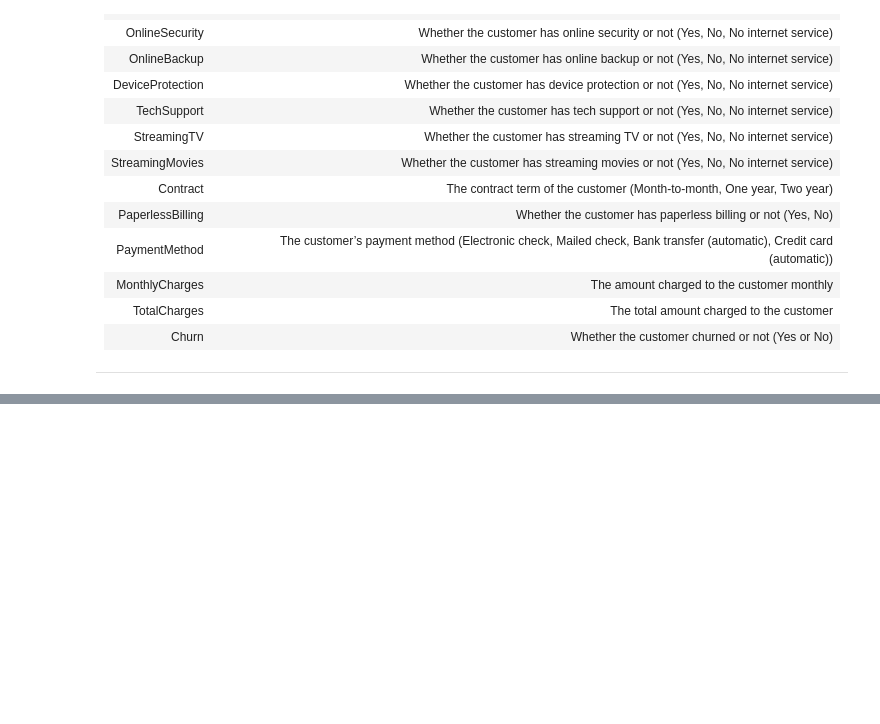
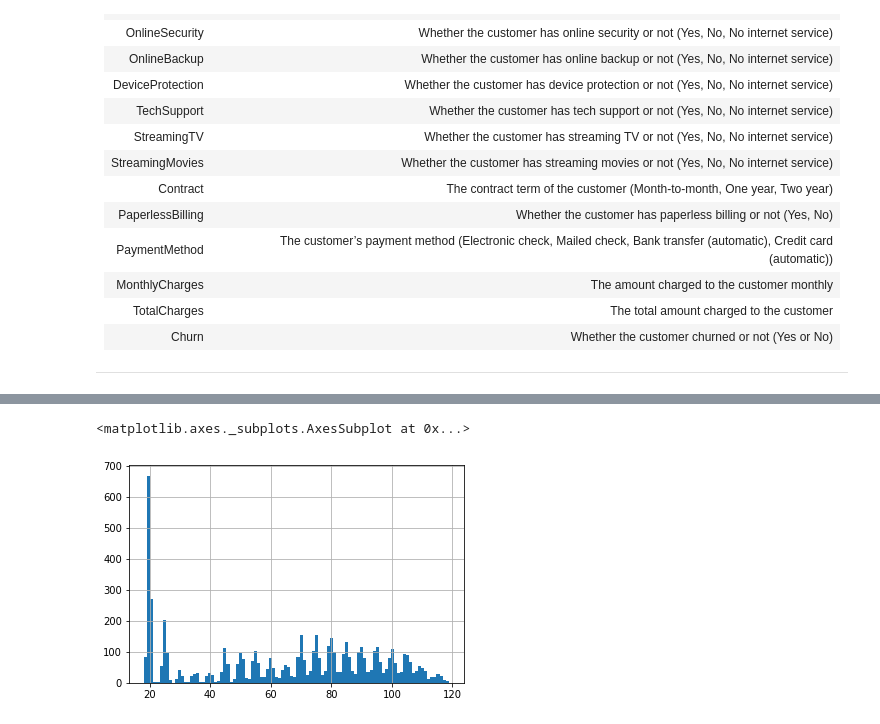
Before and after one commit to yacanom/CDA_taller-4, a Jupyter notebook: Notebooks/CDA_Taller_4_Pandas_Profile.ipynb, the cells around one changed output, grey strips where cells are left out. Cells and saved outputs as stored; diff of their text form; code cells hidden in the pictures; blank space fills up the shorter version.

```diff
--- a/Notebooks/CDA_Taller_4_Pandas_Profile.ipynb
+++ b/Notebooks/CDA_Taller_4_Pandas_Profile.ipynb
@@ -81,0 +161,5 @@ ProfileReport(data)
+# %%
+data['MonthlyCharges'].hist(bins = 100)
+# %% [output]
+<matplotlib.axes._subplots.AxesSubplot at 0x...>
+[figure, added]
```
Also changed, not shown: parts of 93 cells of this notebook.
